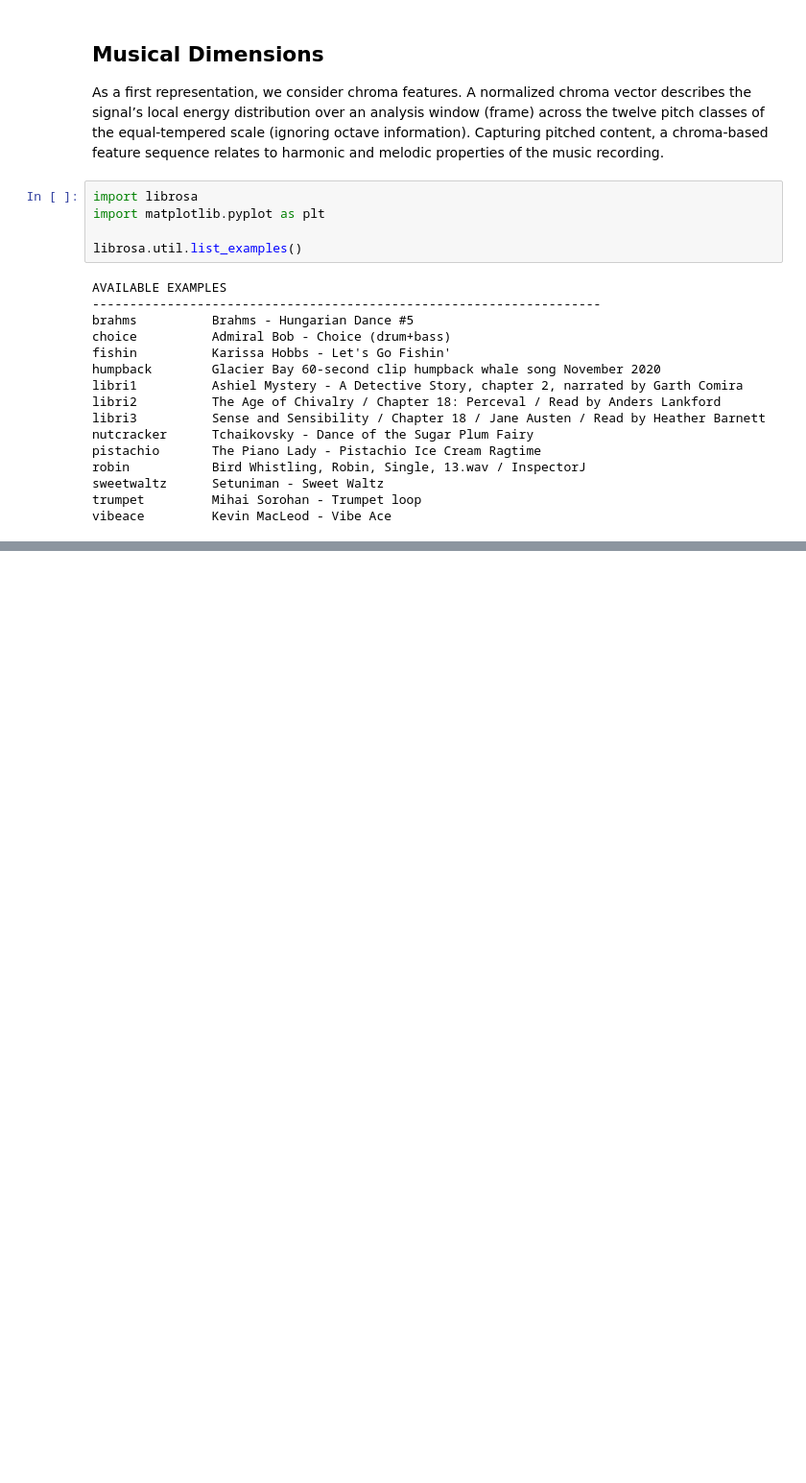
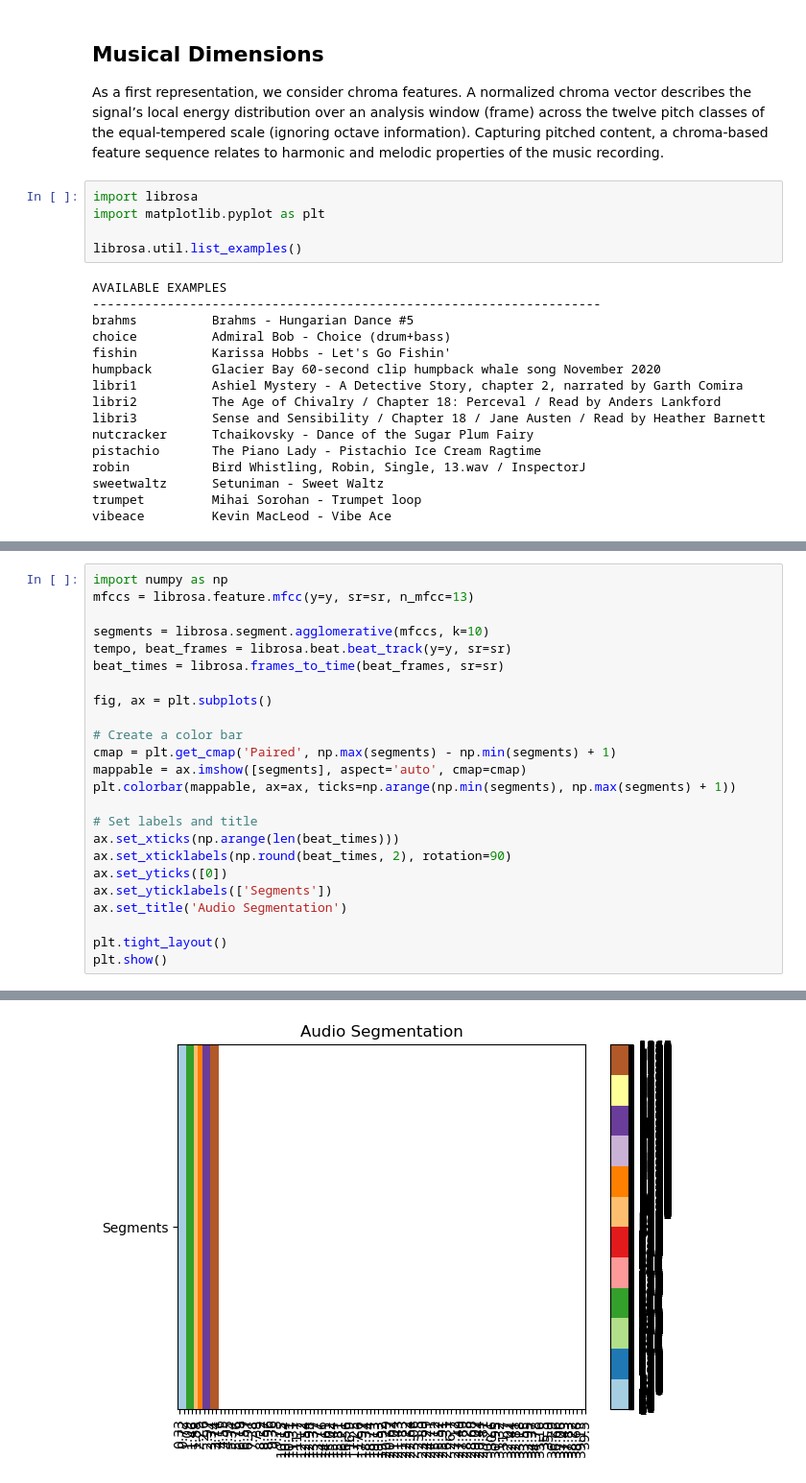
Before and after one commit to Dr3dre/MIR-Basics, a Jupyter notebook: project.ipynb, the cells around one changed output, grey strips where cells are left out. Shown at 96% size. Cells and saved outputs as stored; diff of their text form; blank space fills up the shorter version.

```diff
--- a/project.ipynb
+++ b/project.ipynb
@@ -144,0 +148,25 @@ fig.tight_layout()
+# %%
+import numpy as np
+mfccs = librosa.feature.mfcc(y=y, sr=sr, n_mfcc=13)
+
+segments = librosa.segment.agglomerative(mfccs, k=10)
+tempo, beat_frames = librosa.beat.beat_track(y=y, sr=sr)
+beat_times = librosa.frames_to_time(beat_frames, sr=sr)
+
+fig, ax = plt.subplots()
+
+# Create a color bar
+cmap = plt.get_cmap('Paired', np.max(segments) - np.min(segments) + 1)
+mappable = ax.imshow([segments], aspect='auto', cmap=cmap)
+plt.colorbar(mappable, ax=ax, ticks=np.arange(np.min(segments), np.max(segments) + 1))
+
+# Set labels and title
+ax.set_xticks(np.arange(len(beat_times)))
+ax.set_xticklabels(np.round(beat_times, 2), rotation=90)
+ax.set_yticks([0])
+ax.set_yticklabels(['Segments'])
+ax.set_title('Audio Segmentation')
+
+plt.tight_layout()
+plt.show()
+# %% [output]
@@ -144,0 +190 @@ fig.tight_layout()
+[figure, added]
```
Also changed, not shown: parts of 3 cells of this notebook.
